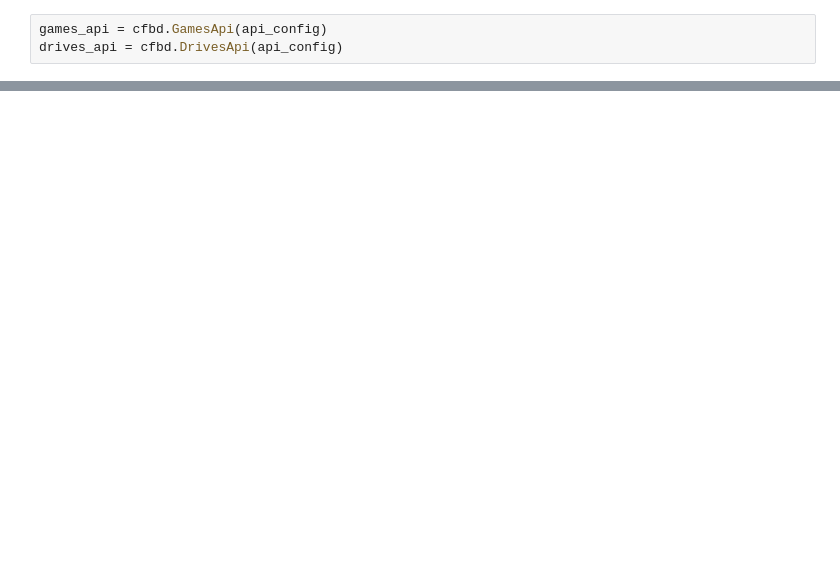
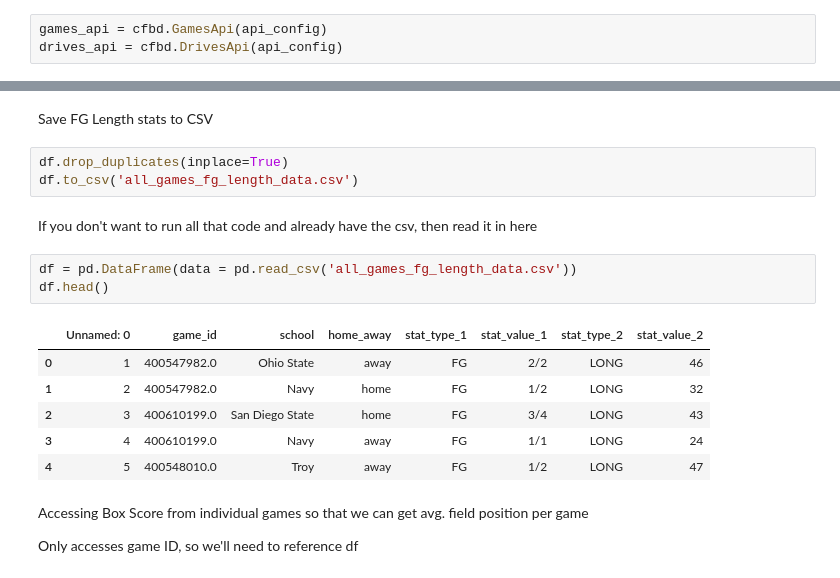
Before and after one commit to JohnVanderhoff/college_football_prediction_project, a Jupyter notebook: college-football-prediction/Requirements Gathering - Red Items.ipynb, the cells around one changed output, grey strips where cells are left out. Saved outputs shown, nothing was run; the diff lists cells and outputs as text; blank space fills up the shorter version.

```diff
--- a/college-football-prediction/Requirements Gathering - Red Items.ipynb
+++ b/college-football-prediction/Requirements Gathering - Red Items.ipynb
@@ -104,0 +152,21 @@ for x in test:
+# %% [markdown]
+Save FG Length stats to CSV
+# %%
+df.drop_duplicates(inplace=True)
+df.to_csv('all_games_fg_length_data.csv')
+# %% [markdown]
+If you don't want to run all that code and already have the csv, then read it in here
+# %%
+df = pd.DataFrame(data = pd.read_csv('all_games_fg_length_data.csv'))
+df.head()
+# %% [output]
+|  | Unnamed: 0 | game_id | school | home_away | stat_type_1 | stat_value_1 | stat_type_2 | stat_value_2 |
+| 0 | 1 | 400547982.0 | Ohio State | away | FG | 2/2 | LONG | 46 |
+| 1 | 2 | 400547982.0 | Navy | home | FG | 1/2 | LONG | 32 |
+| 2 | 3 | 400610199.0 | San Diego State | home | FG | 3/4 | LONG | 43 |
+| 3 | 4 | 400610199.0 | Navy | away | FG | 1/1 | LONG | 24 |
+| 4 | 5 | 400548010.0 | Troy | away | FG | 1/2 | LONG | 47 |
+# %% [markdown]
+Accessing Box Score from individual games so that we can get avg. field position per game
+
+Only accesses game ID, so we'll need to reference df
```
Also changed, not shown: parts of 29 cells of this notebook, 1 other file.
